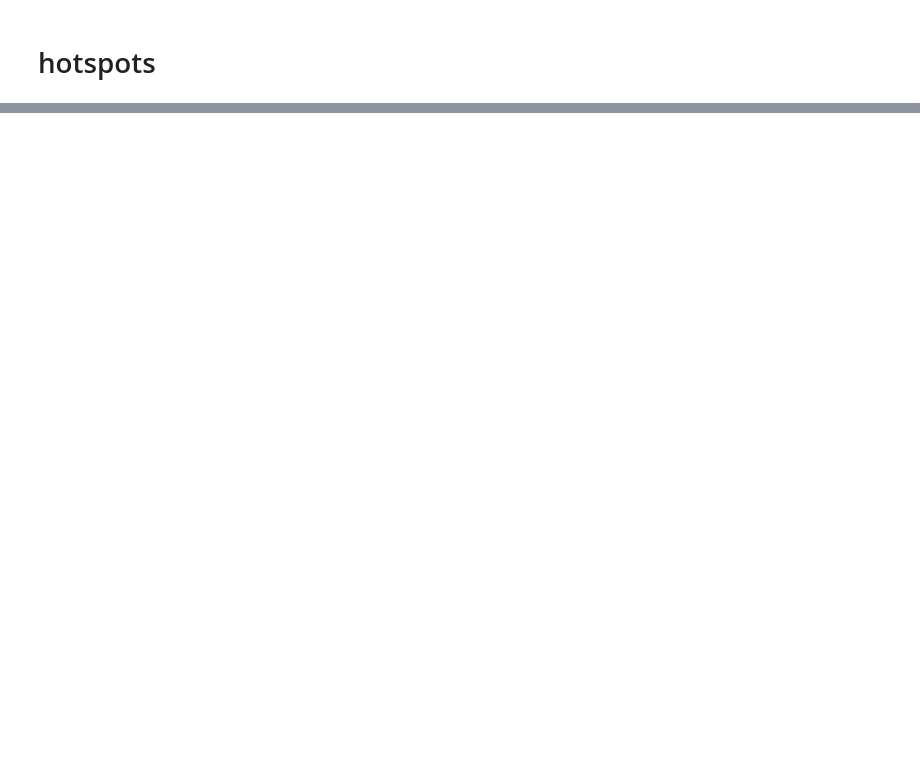
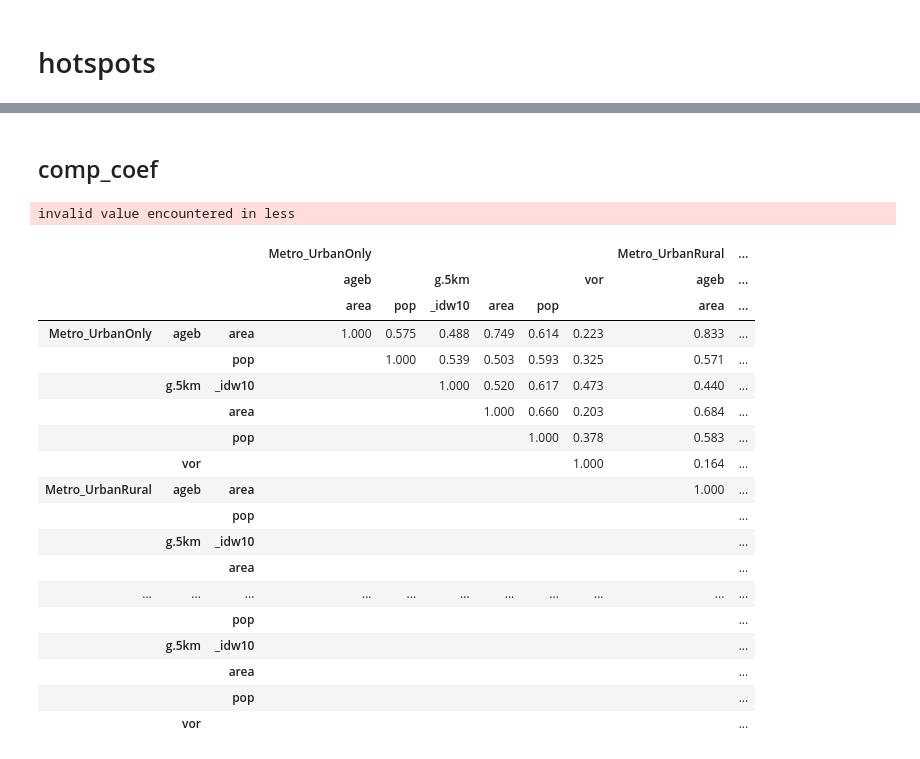
Before and after one commit to JHWu92/mob2crime, a Jupyter notebook: Urban Structure Difference-2.ipynb, the cells around one changed output, grey strips where cells are left out. Cells and saved outputs as stored; diff of their text form; code cells hidden in the pictures; blank space fills up the shorter version.

Commit message:
display table ken spear

```diff
--- a/Urban Structure Difference-2.ipynb
+++ b/Urban Structure Difference-2.ipynb
@@ -139,11 +250,0 @@ working on 1 2 3 4 5 6 7 8 9 10 11 12 13 14 15 16 17 18 19 20 21 22 23 24 25 26
-# %%
-n_hs_g = {}
-comp_coef_g = {}
-for key, avg in avg_g.items():
-    print(key,end=' ')
-    side, by, per_mun = key
-    zms_g = zms_grids[(side, per_mun)]
-    n, cc = ud_helper.ftr_hs.hs_stats_grid(
-        avg, zms, zms_g, per_mun, hotspot_type)
-    n_hs_g[key] = n
-    comp_coef_g[key] = cc
@@ -159,11 +250,0 @@ for key, avg in avg_g.items():
-# %%
-n_hs_idw = {}
-comp_coef_idw = {}
-for key, avg in avg_idw.items():
-    print(key,end=' ')
-    side, per_mun = key
-    zms_g = zms_grids[key]
-    n, cc = ud_helper.ftr_hs.hs_stats_grid(
-        avg, zms, zms_g, per_mun, hotspot_type)
-    n_hs_idw[key] = n
-    comp_coef_idw[key] = cc
@@ -175,6 +318,8 @@ for key, avg in avg_idw.items():
 # %%
-per_mun_str = lambda x: 'zm' if not x else 'mun'
 
-a = {('ageb', None, by, per_mun_str(per_mun)):cc for (by, per_mun), cc in comp_coef_a.items() }
-g = {('g',str(side//1000),by,per_mun_str(per_mun)): cc for (side,by,per_mun), cc in comp_coef_g.items()}
-idw = {('idw10', str(side//1000), None, per_mun_str(per_mun)): cc for (side,per_mun), cc in comp_coef_idw.items()}
+a = {(ADMIN_STR(per_mun, urb_only), 'ageb', by, ):cc for (by, per_mun, urb_only), cc in comp_coef_a.items() }
+g = {(ADMIN_STR(per_mun, urb_only), f'g.5km',by,): cc for (by,per_mun, urb_only), cc in comp_coef_g.items()}
+idw = {(ADMIN_STR(per_mun, urb_only), f'g.5km','_idw10'): cc for (per_mun, urb_only), cc in comp_coef_idw.items()}
+vor = {(ADMIN_STR(per_mun, urb_only), f'vor',''): cc for (per_mun, urb_only), cc in comp_coef_tw.items()}
+
+comp_coef = pd.DataFrame({**a, **g, ** idw, **vor})
@@ -181 +334,37 @@ idw = {('idw10', str(side//1000), None, per_mun_str(per_mun)): cc for (side,per_
+# %% [markdown]
+## comp_coef
+# %%
+comp_ken_ps, comp_ken_tau = ken_tau_corr(comp_coef, clean_table=False,larger_than=.0)
+comp_spr_ps, comp_spr_rho = spe_rho_corr(comp_coef, clean_table=False, larger_than=.0)
+# %%
+
+swap_df = comp_ken_tau
+
+display(grad_bg(swap_df.T.sort_index(level=0).T.sort_index(level=0), mask_tril=True))
+
+# swap_df = swap(swap_df, 0,2)
+# # display(grad_bg(swap_df))
+# swap_df = swap(swap_df, 1,2)
+# display(grad_bg(swap_df))
+# %% [output]
+invalid value encountered in less
+|  |  |  | Metro_UrbanOnly |  |  |  |  |  | Metro_UrbanRural | ... |
+|  |  |  | ageb |  | g.5km |  |  | vor | ageb | ... |
+|  |  |  | area | pop | _idw10 | area | pop |  | area | ... |
+| Metro_UrbanOnly | ageb | area | 1.000 | 0.575 | 0.488 | 0.749 | 0.614 | 0.223 | 0.833 | ... |
+|  |  | pop |  | 1.000 | 0.539 | 0.503 | 0.593 | 0.325 | 0.571 | ... |
+|  | g.5km | _idw10 |  |  | 1.000 | 0.520 | 0.617 | 0.473 | 0.440 | ... |
+|  |  | area |  |  |  | 1.000 | 0.660 | 0.203 | 0.684 | ... |
+|  |  | pop |  |  |  |  | 1.000 | 0.378 | 0.583 | ... |
+|  | vor |  |  |  |  |  |  | 1.000 | 0.164 | ... |
+| Metro_UrbanRural | ageb | area |  |  |  |  |  |  | 1.000 | ... |
+|  |  | pop |  |  |  |  |  |  |  | ... |
+|  | g.5km | _idw10 |  |  |  |  |  |  |  | ... |
+|  |  | area |  |  |  |  |  |  |  | ... |
+| ... | ... | ... | ... | ... | ... | ... | ... | ... | ... | ... |
+|  |  | pop |  |  |  |  |  |  |  | ... |
+|  | g.5km | _idw10 |  |  |  |  |  |  |  | ... |
+|  |  | area |  |  |  |  |  |  |  | ... |
+|  |  | pop |  |  |  |  |  |  |  | ... |
+|  | vor |  |  |  |  |  |  |  |  | ... |
 # %%
```
Also changed, not shown: parts of 39 cells of this notebook.
